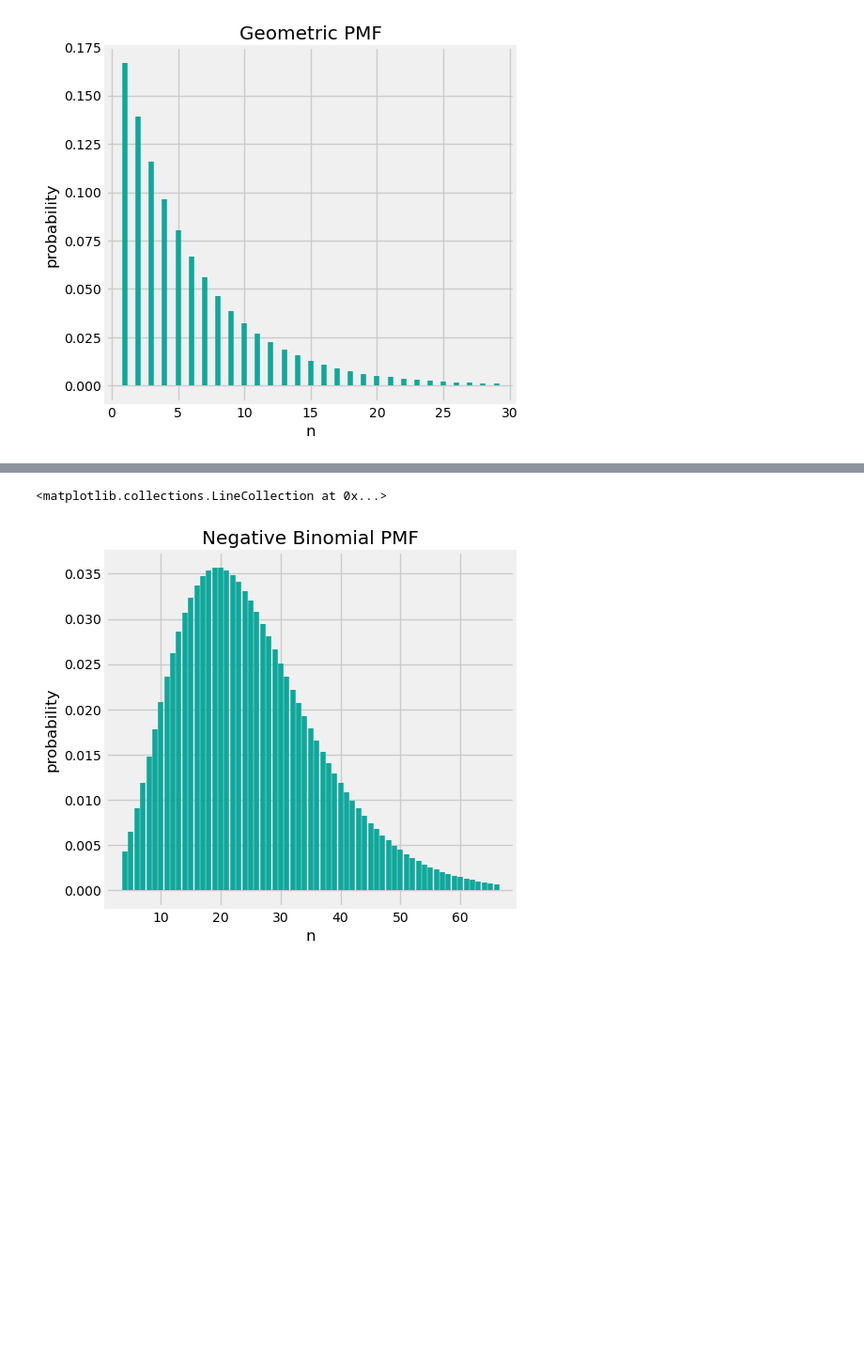
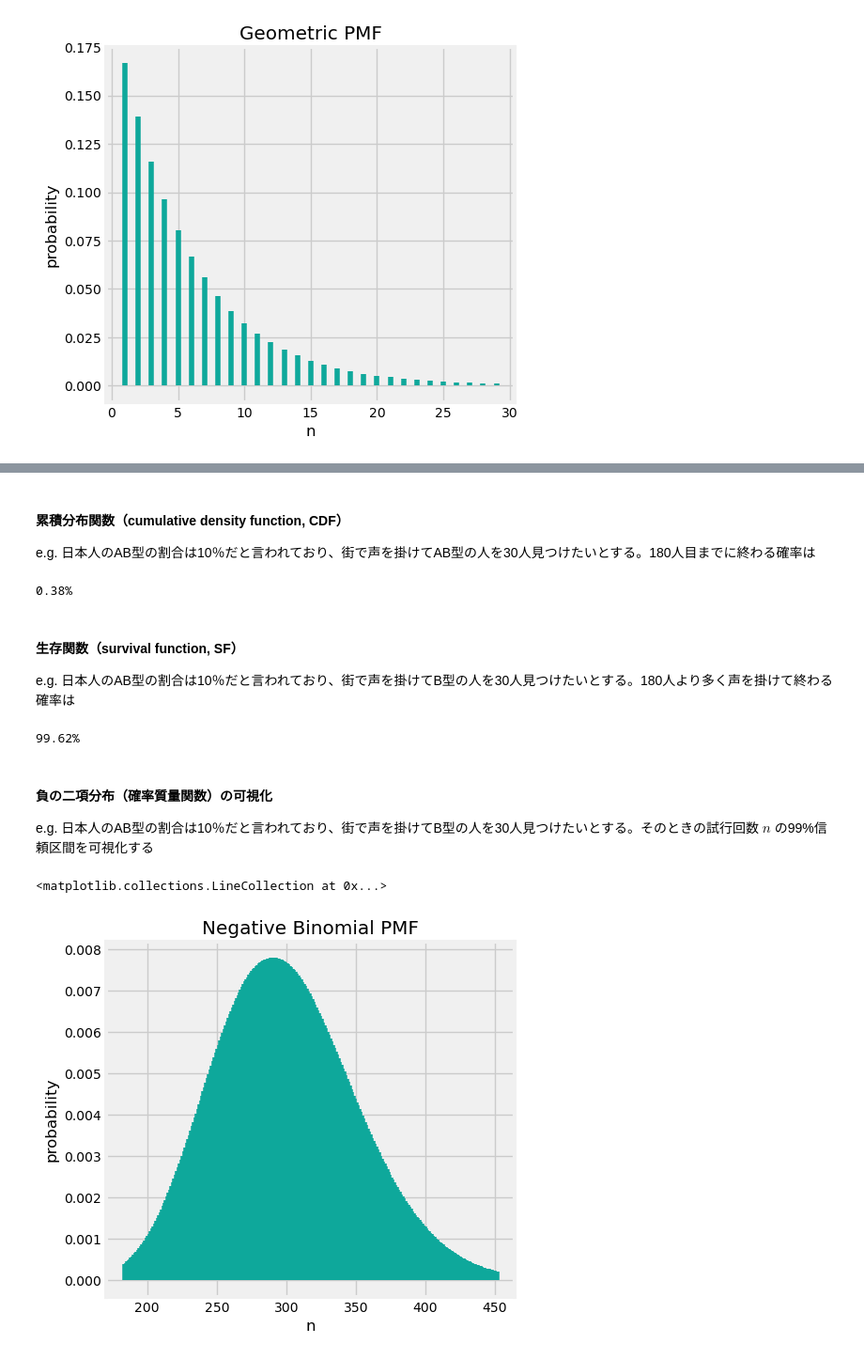
Before and after one commit to tanuhack/python, a Jupyter notebook: 3_statistics/Probability Distribution.ipynb, the cells around one changed output, grey strips where cells are left out. Shown: that part at 94% size. Cells and saved outputs as stored; diff of their text form; code cells hidden in the pictures; blank space fills up the shorter version.

```diff
--- a/3_statistics/Probability Distribution.ipynb
+++ b/3_statistics/Probability Distribution.ipynb
@@ -255,11 +272,41 @@ nbinom.ppf(0.975, r, p)
+# %% [markdown]
+#### 累積分布関数（cumulative density function, CDF）
+
+e.g. 日本人のAB型の割合は10％だと言われており、街で声を掛けてAB型の人を30人見つけたいとする。180人目までに終わる確率は
+# %%
+n = 180
+r = 30
+k = n - r
+p = 0.1
+
+print(f'{nbinom.cdf(k, r, p):.2%}')
+# %% [output]
+0.38%
+# %% [markdown]
+#### 生存関数（survival function, SF）
+
+e.g. 日本人のAB型の割合は10％だと言われており、街で声を掛けてB型の人を30人見つけたいとする。180人より多く声を掛けて終わる確率は
+# %%
+n = 180
+r = 30
+k = n - r
+p = 0.1
+
+print(f'{nbinom.sf(k, r, p):.2%}')
+# %% [output]
+99.62%
+# %% [markdown]
+#### 負の二項分布（確率質量関数）の可視化
+
+e.g. 日本人のAB型の割合は10％だと言われており、街で声を掛けてB型の人を30人見つけたいとする。そのときの試行回数 $n$ の99%信頼区間を可視化する
 # %%
-p = 1/6
-r = 5
-x = np.arange(nbinom.ppf(0.005, r, p), nbinom.ppf(0.995, r, p))
+r = 30
+k = np.arange(nbinom.ppf(0.005, r, p), nbinom.ppf(0.995, r, p))
+p = 0.1
 
 fig, ax = plt.subplots(figsize=(5, 5), dpi=100)
 ax.set(title='Negative Binomial PMF', xlabel='n', ylabel='probability')
-ax.vlines(x, 0, nbinom.pmf(x, r, p), colors='#0EA89B')
+ax.vlines(k + r, 0, nbinom.pmf(k, r, p), colors='#0EA89B')
 # %% [output]
 <matplotlib.collections.LineCollection at 0x...>
-[figure, old version]
+[figure, new version]
```
Also changed, not shown: parts of 10 cells of this notebook.
